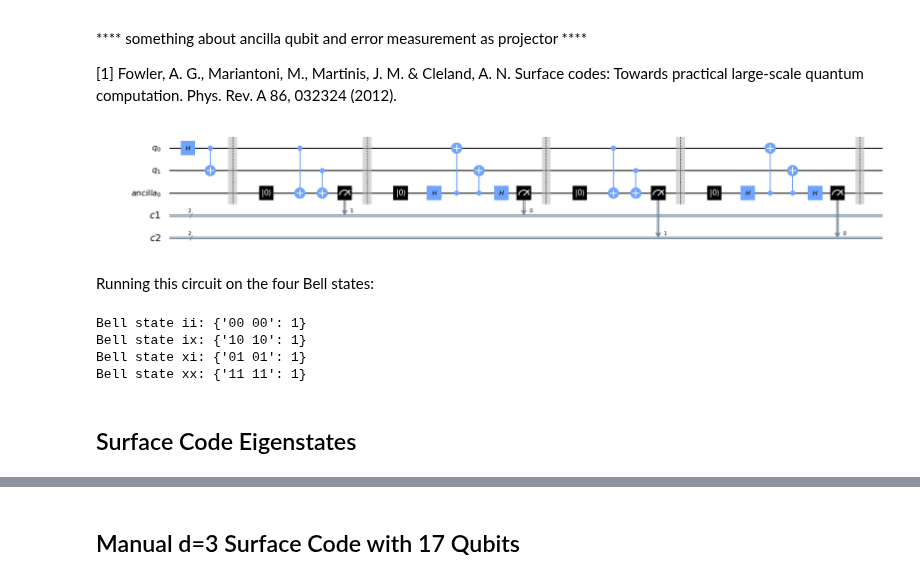
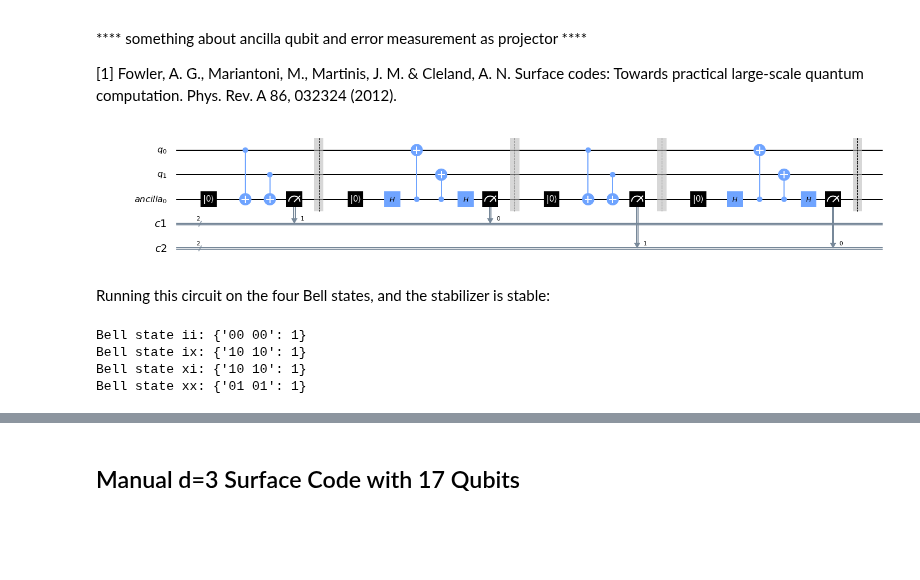
Before and after one commit to yaleqc/qtcodes, a Jupyter notebook: tutorials/1_surface_code_encoding.ipynb, the cells around one changed output, grey strips where cells are left out. Cells and saved outputs as stored; diff of their text form; code cells hidden in the pictures; blank space fills up the shorter version.

Commit message:
Clarify and clean up the stabilizer part of the tutorial

```diff
--- a/tutorials/1_surface_code_encoding.ipynb
+++ b/tutorials/1_surface_code_encoding.ipynb
@@ -16,58 +15,55 @@ Following Fowler et. al [1], we see that the two-qubit operators $Z_a Z_b$ commu
 # %%
 qr = QuantumRegister(2, name='q')
 an = QuantumRegister(1, name='ancilla')
 
-c1 = ClassicalRegister(2, name='c1')
-c2 = ClassicalRegister(2, name='c2')
+rounds = 2
+measurements = [ClassicalRegister(2, name="c{}".format(i+1)) for i in range(rounds)]
 
-crs = [c1, c2]
-
-circ = QuantumCircuit(qr, an, c1, c2)
+circ = QuantumCircuit(qr, an, *measurements)
 
 def ZZ_meas(round):
     circ.reset(an)
     circ.cx(0, 2)
     circ.cx(1, 2)
-    circ.measure(an, crs[round][1])
+    circ.measure(an, measurements[round][1])
     circ.barrier()
 
 def XX_meas(round):
     circ.reset(an)
     circ.h(an)
     circ.cx(an, 0)
     circ.cx(an, 1)
     circ.h(an)
-    circ.measure(an, crs[round][0])
+    circ.measure(an, measurements[round][0])
     circ.barrier()
 
-# Initialize Bell state
-circ.h(0)
-circ.cx(0, 1)
-circ.barrier()
-
-ZZ_meas(0)
-XX_meas(0)
-
-ZZ_meas(1)
-XX_meas(1)
+for i in range(rounds):
+    ZZ_meas(i)
+    XX_meas(i)
 
 circ.draw(output='mpl', fold=35)
 # %% [output]
-[figure, old version]
+[figure, new version]
 # %% [markdown]
-Running this circuit on the four Bell states:
+Running this circuit on the four Bell states, and the stabilizer is stable:
 # %%
 import itertools
 for q0_gate, q1_gate in itertools.product(["i", "x"], repeat=2):
-    test_circ = QuantumCircuit(qr, an, c1, c2)
+    test_circ = QuantumCircuit(qr, an, *measurements)
+
+    # Set up our Bell "generator" states
     getattr(test_circ, q0_gate)(0)
     getattr(test_circ, q1_gate)(1)
+
+    # Create Bell state
+    circ.h(0)
+    circ.cx(0, 1)
+    circ.barrier()
+
     test_circ = test_circ.combine(circ)
     print("Bell state %s%s:" % (q0_gate, q1_gate), execute(test_circ, Aer.get_backend('qasm_simulator'), shots=1).result().get_counts())
 # %% [output]
 Bell state ii: {'00 00': 1}
 Bell state ix: {'10 10': 1}
-Bell state xi: {'01 01': 1}
-Bell state xx: {'11 11': 1}
+Bell state xi: {'10 10': 1}
+Bell state xx: {'01 01': 1}
-# %% [markdown]
-## Surface Code Eigenstates
```
Also changed, not shown: parts of 6 cells of this notebook.
